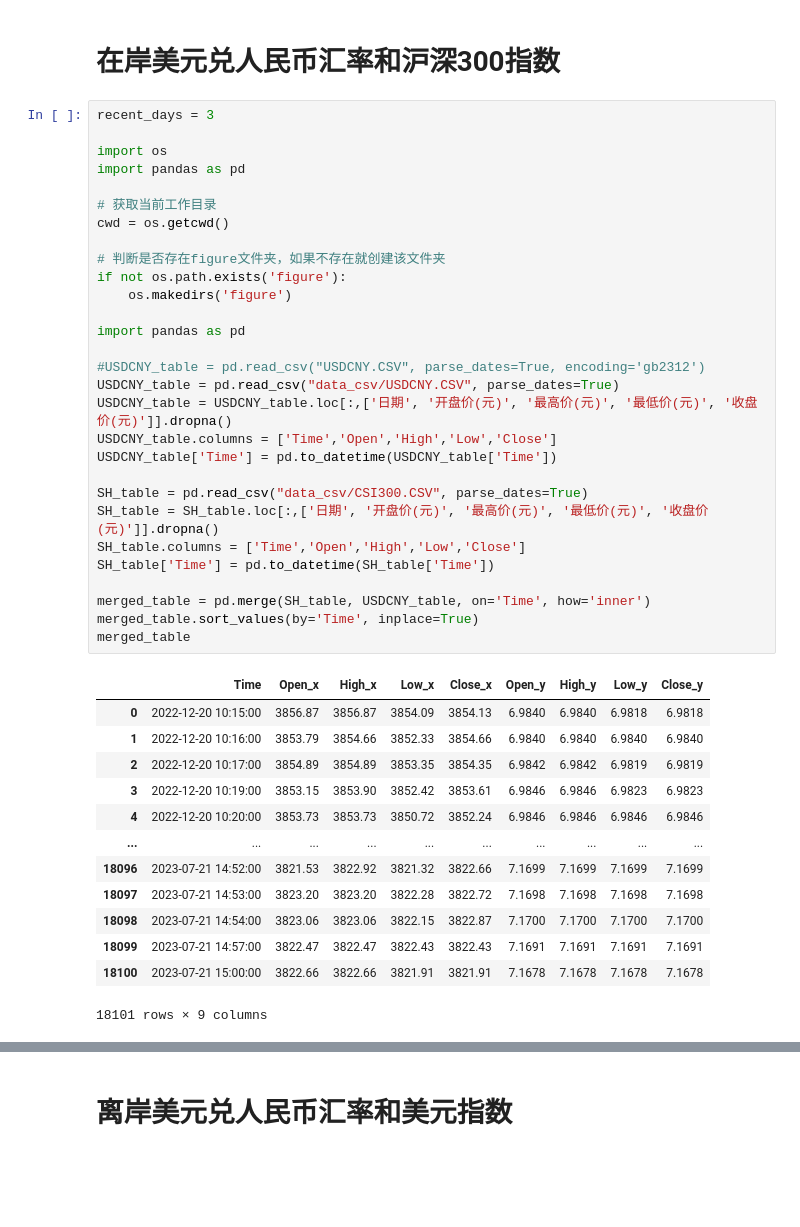
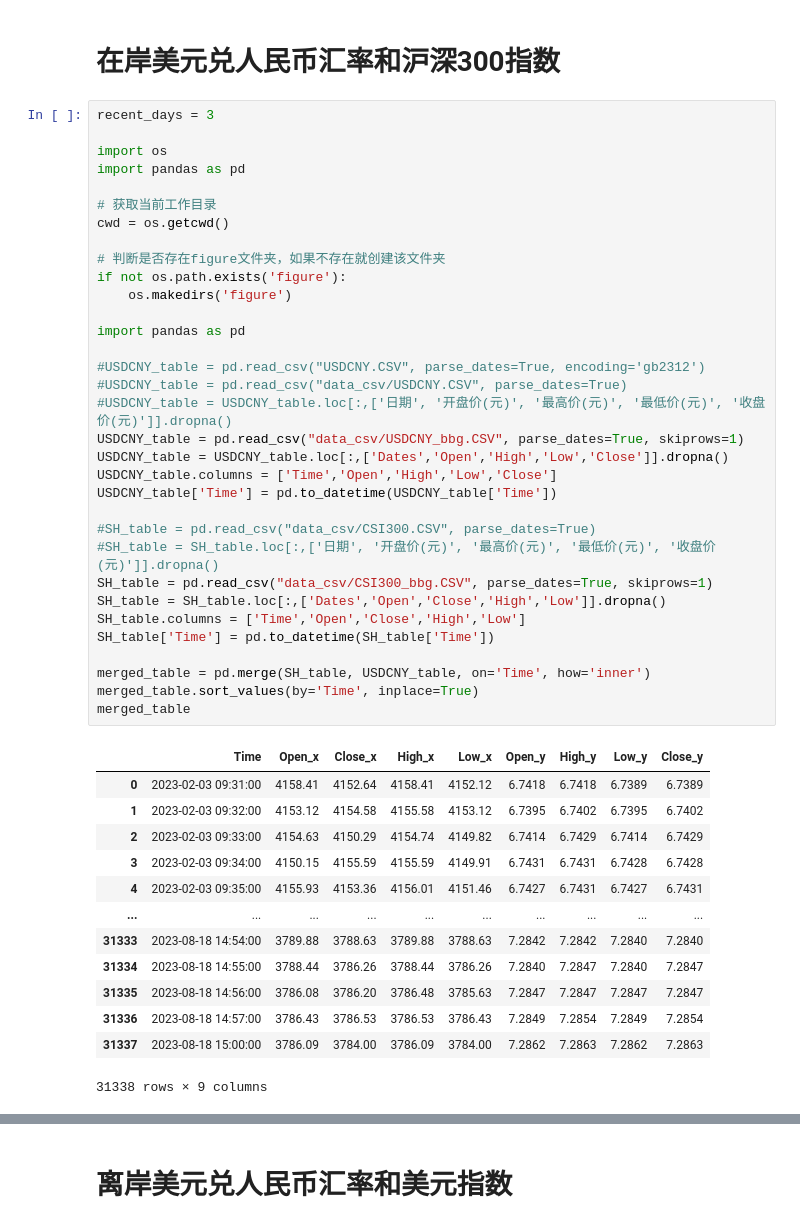
Before and after one commit to SiruoTu/Correlation-exchangeRate-stockIndex, a Jupyter notebook: 汇率股指相关性.ipynb, the cells around one changed output, grey strips where cells are left out. Saved outputs shown, nothing was run; the diff lists cells and outputs as text; blank space fills up the shorter version.

```diff
--- a/汇率股指相关性.ipynb
+++ b/汇率股指相关性.ipynb
@@ -3,46 +3,50 @@
 # %%
 recent_days = 3
 
 import os
 import pandas as pd
 
 # 获取当前工作目录
 cwd = os.getcwd()
 
 # 判断是否存在figure文件夹，如果不存在就创建该文件夹
 if not os.path.exists('figure'):
     os.makedirs('figure')
 
 import pandas as pd
 
 #USDCNY_table = pd.read_csv("USDCNY.CSV", parse_dates=True, encoding='gb2312')
-USDCNY_table = pd.read_csv("data_csv/USDCNY.CSV", parse_dates=True)
-USDCNY_table = USDCNY_table.loc[:,['日期', '开盘价(元)', '最高价(元)', '最低价(元)', '收盘价(元)']].dropna()
+#USDCNY_table = pd.read_csv("data_csv/USDCNY.CSV", parse_dates=True)
+#USDCNY_table = USDCNY_table.loc[:,['日期', '开盘价(元)', '最高价(元)', '最低价(元)', '收盘价(元)']].dropna()
+USDCNY_table = pd.read_csv("data_csv/USDCNY_bbg.CSV", parse_dates=True, skiprows=1)
+USDCNY_table = USDCNY_table.loc[:,['Dates','Open','High','Low','Close']].dropna()
 USDCNY_table.columns = ['Time','Open','High','Low','Close']
 USDCNY_table['Time'] = pd.to_datetime(USDCNY_table['Time'])
 
-SH_table = pd.read_csv("data_csv/CSI300.CSV", parse_dates=True)
-SH_table = SH_table.loc[:,['日期', '开盘价(元)', '最高价(元)', '最低价(元)', '收盘价(元)']].dropna()
-SH_table.columns = ['Time','Open','High','Low','Close']
+#SH_table = pd.read_csv("data_csv/CSI300.CSV", parse_dates=True)
+#SH_table = SH_table.loc[:,['日期', '开盘价(元)', '最高价(元)', '最低价(元)', '收盘价(元)']].dropna()
+SH_table = pd.read_csv("data_csv/CSI300_bbg.CSV", parse_dates=True, skiprows=1)
+SH_table = SH_table.loc[:,['Dates','Open','Close','High','Low']].dropna()
+SH_table.columns = ['Time','Open','Close','High','Low']
 SH_table['Time'] = pd.to_datetime(SH_table['Time'])
 
 merged_table = pd.merge(SH_table, USDCNY_table, on='Time', how='inner')
 merged_table.sort_values(by='Time', inplace=True)
 merged_table
 # %% [output]
-|  | Time | Open_x | High_x | Low_x | Close_x | Open_y | High_y | Low_y | Close_y |
-| 0 | 2022-12-20 10:15:00 | 3856.87 | 3856.87 | 3854.09 | 3854.13 | 6.9840 | 6.9840 | 6.9818 | 6.9818 |
-| 1 | 2022-12-20 10:16:00 | 3853.79 | 3854.66 | 3852.33 | 3854.66 | 6.9840 | 6.9840 | 6.9840 | 6.9840 |
-| 2 | 2022-12-20 10:17:00 | 3854.89 | 3854.89 | 3853.35 | 3854.35 | 6.9842 | 6.9842 | 6.9819 | 6.9819 |
-| 3 | 2022-12-20 10:19:00 | 3853.15 | 3853.90 | 3852.42 | 3853.61 | 6.9846 | 6.9846 | 6.9823 | 6.9823 |
-| 4 | 2022-12-20 10:20:00 | 3853.73 | 3853.73 | 3850.72 | 3852.24 | 6.9846 | 6.9846 | 6.9846 | 6.9846 |
+|  | Time | Open_x | Close_x | High_x | Low_x | Open_y | High_y | Low_y | Close_y |
+| 0 | 2023-02-03 09:31:00 | 4158.41 | 4152.64 | 4158.41 | 4152.12 | 6.7418 | 6.7418 | 6.7389 | 6.7389 |
+| 1 | 2023-02-03 09:32:00 | 4153.12 | 4154.58 | 4155.58 | 4153.12 | 6.7395 | 6.7402 | 6.7395 | 6.7402 |
+| 2 | 2023-02-03 09:33:00 | 4154.63 | 4150.29 | 4154.74 | 4149.82 | 6.7414 | 6.7429 | 6.7414 | 6.7429 |
+| 3 | 2023-02-03 09:34:00 | 4150.15 | 4155.59 | 4155.59 | 4149.91 | 6.7431 | 6.7431 | 6.7428 | 6.7428 |
+| 4 | 2023-02-03 09:35:00 | 4155.93 | 4153.36 | 4156.01 | 4151.46 | 6.7427 | 6.7431 | 6.7427 | 6.7431 |
 | ... | ... | ... | ... | ... | ... | ... | ... | ... | ... |
-| 18096 | 2023-07-21 14:52:00 | 3821.53 | 3822.92 | 3821.32 | 3822.66 | 7.1699 | 7.1699 | 7.1699 | 7.1699 |
-| 18097 | 2023-07-21 14:53:00 | 3823.20 | 3823.20 | 3822.28 | 3822.72 | 7.1698 | 7.1698 | 7.1698 | 7.1698 |
-| 18098 | 2023-07-21 14:54:00 | 3823.06 | 3823.06 | 3822.15 | 3822.87 | 7.1700 | 7.1700 | 7.1700 | 7.1700 |
-| 18099 | 2023-07-21 14:57:00 | 3822.47 | 3822.47 | 3822.43 | 3822.43 | 7.1691 | 7.1691 | 7.1691 | 7.1691 |
-| 18100 | 2023-07-21 15:00:00 | 3822.66 | 3822.66 | 3821.91 | 3821.91 | 7.1678 | 7.1678 | 7.1678 | 7.1678 |
+| 31333 | 2023-08-18 14:54:00 | 3789.88 | 3788.63 | 3789.88 | 3788.63 | 7.2842 | 7.2842 | 7.2840 | 7.2840 |
+| 31334 | 2023-08-18 14:55:00 | 3788.44 | 3786.26 | 3788.44 | 3786.26 | 7.2840 | 7.2847 | 7.2840 | 7.2847 |
+| 31335 | 2023-08-18 14:56:00 | 3786.08 | 3786.20 | 3786.48 | 3785.63 | 7.2847 | 7.2847 | 7.2847 | 7.2847 |
+| 31336 | 2023-08-18 14:57:00 | 3786.43 | 3786.53 | 3786.53 | 3786.43 | 7.2849 | 7.2854 | 7.2849 | 7.2854 |
+| 31337 | 2023-08-18 15:00:00 | 3786.09 | 3784.00 | 3786.09 | 3784.00 | 7.2862 | 7.2863 | 7.2862 | 7.2863 |
-18101 rows × 9 columns
+31338 rows × 9 columns
 # %%
 from scipy.stats import pearsonr
 
```
Also changed, not shown: parts of 13 cells of this notebook, 5 other files.
